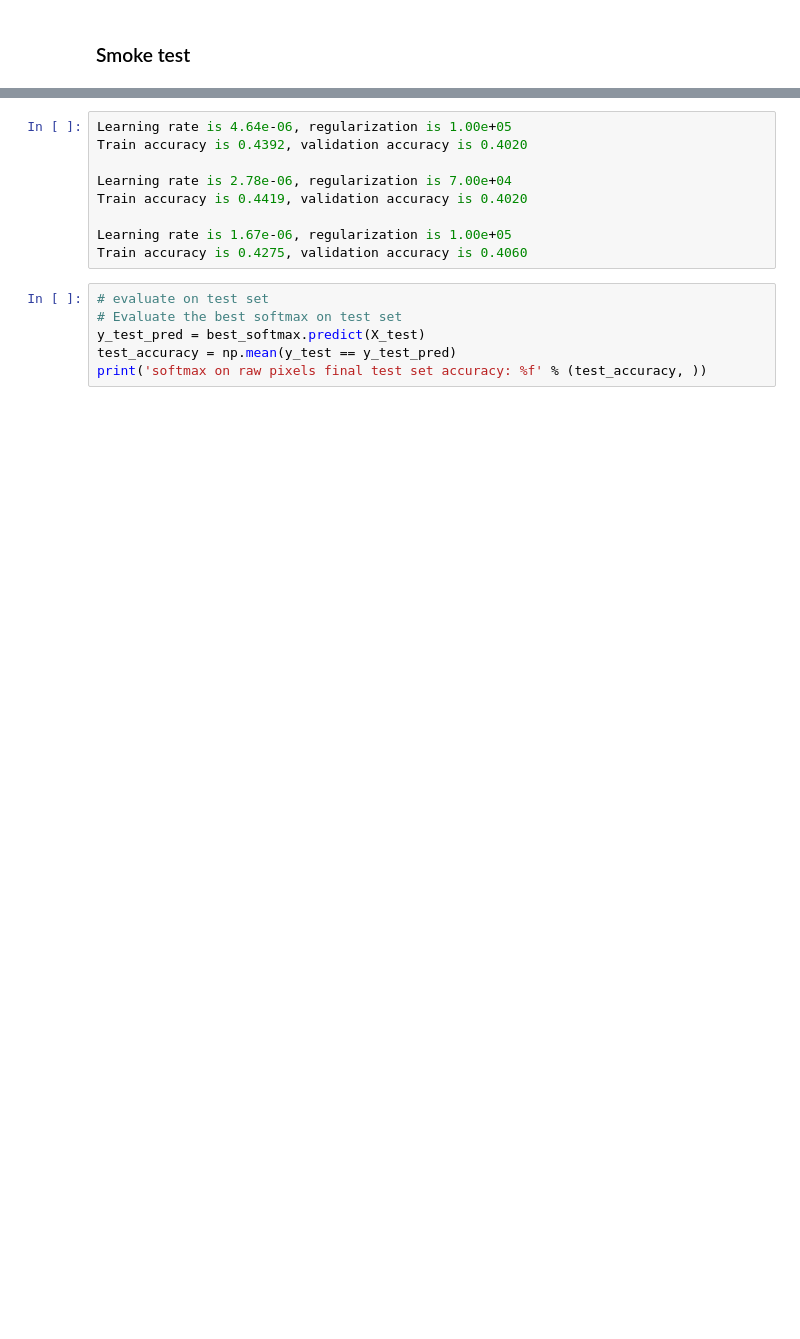
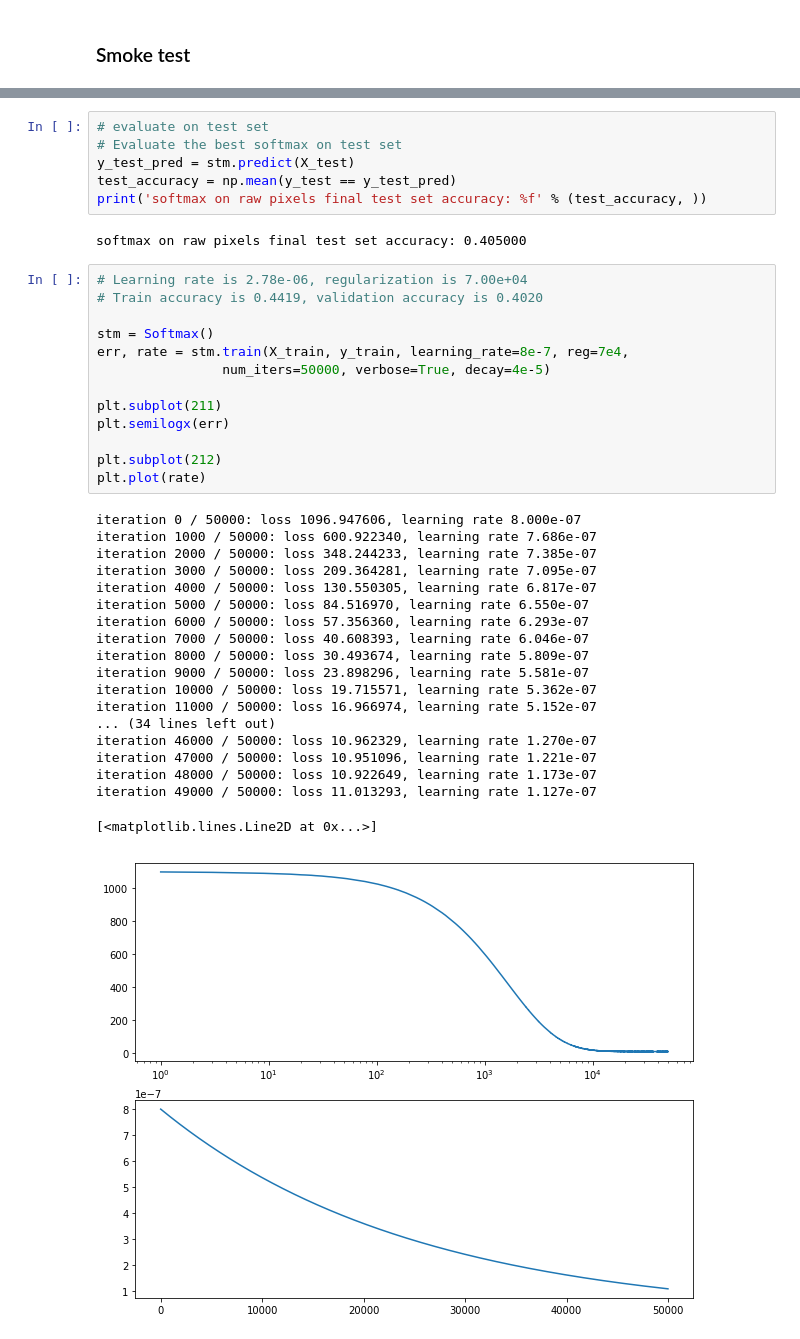
Before and after one commit to PhySci/cs231, a Jupyter notebook: assignment1/softmax.ipynb, the cells around one changed output, grey strips where cells are left out. Saved outputs shown, nothing was run; the diff lists cells and outputs as text; blank space fills up the shorter version.

```diff
--- a/assignment1/softmax.ipynb
+++ b/assignment1/softmax.ipynb
@@ -303,15 +252,41 @@ Learning rate is 5.99e-05, regularization is 2.00e+04
-# %%
-Learning rate is 4.64e-06, regularization is 1.00e+05
-Train accuracy is 0.4392, validation accuracy is 0.4020
-
-Learning rate is 2.78e-06, regularization is 7.00e+04
-Train accuracy is 0.4419, validation accuracy is 0.4020
-
-Learning rate is 1.67e-06, regularization is 1.00e+05
-Train accuracy is 0.4275, validation accuracy is 0.4060
 # %%
 # evaluate on test set
 # Evaluate the best softmax on test set
-y_test_pred = best_softmax.predict(X_test)
+y_test_pred = stm.predict(X_test)
 test_accuracy = np.mean(y_test == y_test_pred)
 print('softmax on raw pixels final test set accuracy: %f' % (test_accuracy, ))
+# %% [output]
+softmax on raw pixels final test set accuracy: 0.405000
+# %%
+# Learning rate is 2.78e-06, regularization is 7.00e+04
+# Train accuracy is 0.4419, validation accuracy is 0.4020
+
+stm = Softmax()
+err, rate = stm.train(X_train, y_train, learning_rate=8e-7, reg=7e4,
+                num_iters=50000, verbose=True, decay=4e-5)
+
+plt.subplot(211)
+plt.semilogx(err)
+
+plt.subplot(212)
+plt.plot(rate)
+# %% [output]
+iteration 0 / 50000: loss 1096.947606, learning rate 8.000e-07
+iteration 1000 / 50000: loss 600.922340, learning rate 7.686e-07
+iteration 2000 / 50000: loss 348.244233, learning rate 7.385e-07
+iteration 3000 / 50000: loss 209.364281, learning rate 7.095e-07
+iteration 4000 / 50000: loss 130.550305, learning rate 6.817e-07
+iteration 5000 / 50000: loss 84.516970, learning rate 6.550e-07
+iteration 6000 / 50000: loss 57.356360, learning rate 6.293e-07
+iteration 7000 / 50000: loss 40.608393, learning rate 6.046e-07
+iteration 8000 / 50000: loss 30.493674, learning rate 5.809e-07
+iteration 9000 / 50000: loss 23.898296, learning rate 5.581e-07
+iteration 10000 / 50000: loss 19.715571, learning rate 5.362e-07
+iteration 11000 / 50000: loss 16.966974, learning rate 5.152e-07
+... (34 lines left out)
+iteration 46000 / 50000: loss 10.962329, learning rate 1.270e-07
+iteration 47000 / 50000: loss 10.951096, learning rate 1.221e-07
+iteration 48000 / 50000: loss 10.922649, learning rate 1.173e-07
+iteration 49000 / 50000: loss 11.013293, learning rate 1.127e-07
+[<matplotlib.lines.Line2D at 0x...>]
+[figure, added]
```
Also changed, not shown: parts of 8 cells of this notebook, 3 other files.
